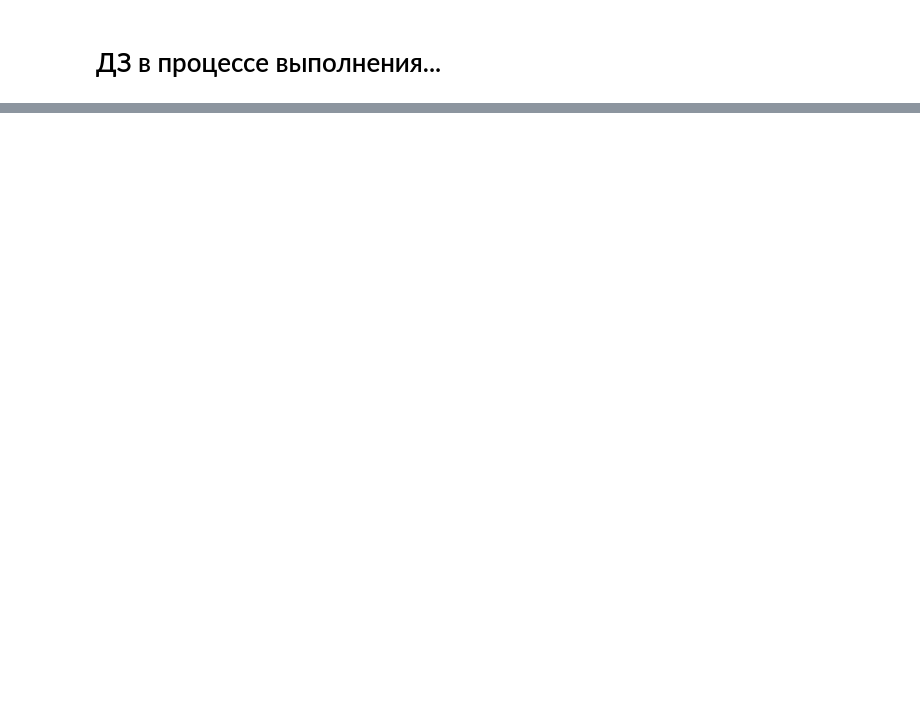
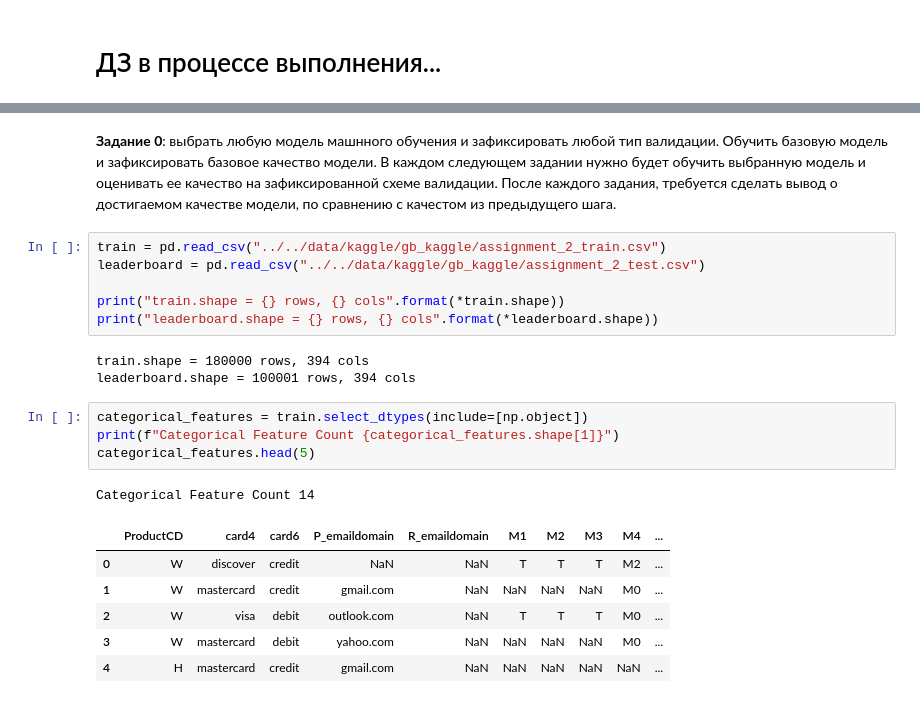
Before and after one commit to AndreiBazhenau/gb, a Jupyter notebook: kaggle/hw_5.ipynb, the cells around one changed output, grey strips where cells are left out. Cells and saved outputs as stored; diff of their text form; blank space fills up the shorter version.

```diff
--- a/kaggle/hw_5.ipynb
+++ b/kaggle/hw_5.ipynb
@@ -25,0 +25,23 @@
+# %% [markdown]
+**Задание 0**: выбрать любую модель машнного обучения и зафиксировать любой тип валидации. Обучить базовую модель и зафиксировать базовое качество модели. В каждом следующем задании нужно будет обучить выбранную модель и оценивать ее качество на зафиксированной схеме валидации. После каждого задания, требуется сделать вывод о достигаемом качестве модели, по сравнению с качестом из предыдущего шага.
+# %%
+train = pd.read_csv("../../data/kaggle/gb_kaggle/assignment_2_train.csv")
+leaderboard = pd.read_csv("../../data/kaggle/gb_kaggle/assignment_2_test.csv")
+
+print("train.shape = {} rows, {} cols".format(*train.shape))
+print("leaderboard.shape = {} rows, {} cols".format(*leaderboard.shape))
+# %% [output]
+train.shape = 180000 rows, 394 cols
+leaderboard.shape = 100001 rows, 394 cols
+# %%
+categorical_features = train.select_dtypes(include=[np.object])
+print(f"Categorical Feature Count {categorical_features.shape[1]}")
+categorical_features.head(5)
+# %% [output]
+Categorical Feature Count 14
+|  | ProductCD | card4 | card6 | P_emaildomain | R_emaildomain | M1 | M2 | M3 | M4 | ... |
+| 0 | W | discover | credit | NaN | NaN | T | T | T | M2 | ... |
+| 1 | W | mastercard | credit | gmail.com | NaN | NaN | NaN | NaN | M0 | ... |
+| 2 | W | visa | debit | outlook.com | NaN | T | T | T | M0 | ... |
+| 3 | W | mastercard | debit | yahoo.com | NaN | NaN | NaN | NaN | M0 | ... |
+| 4 | H | mastercard | credit | gmail.com | NaN | NaN | NaN | NaN | NaN | ... |
```
Also changed, not shown: parts of 18 cells of this notebook.
